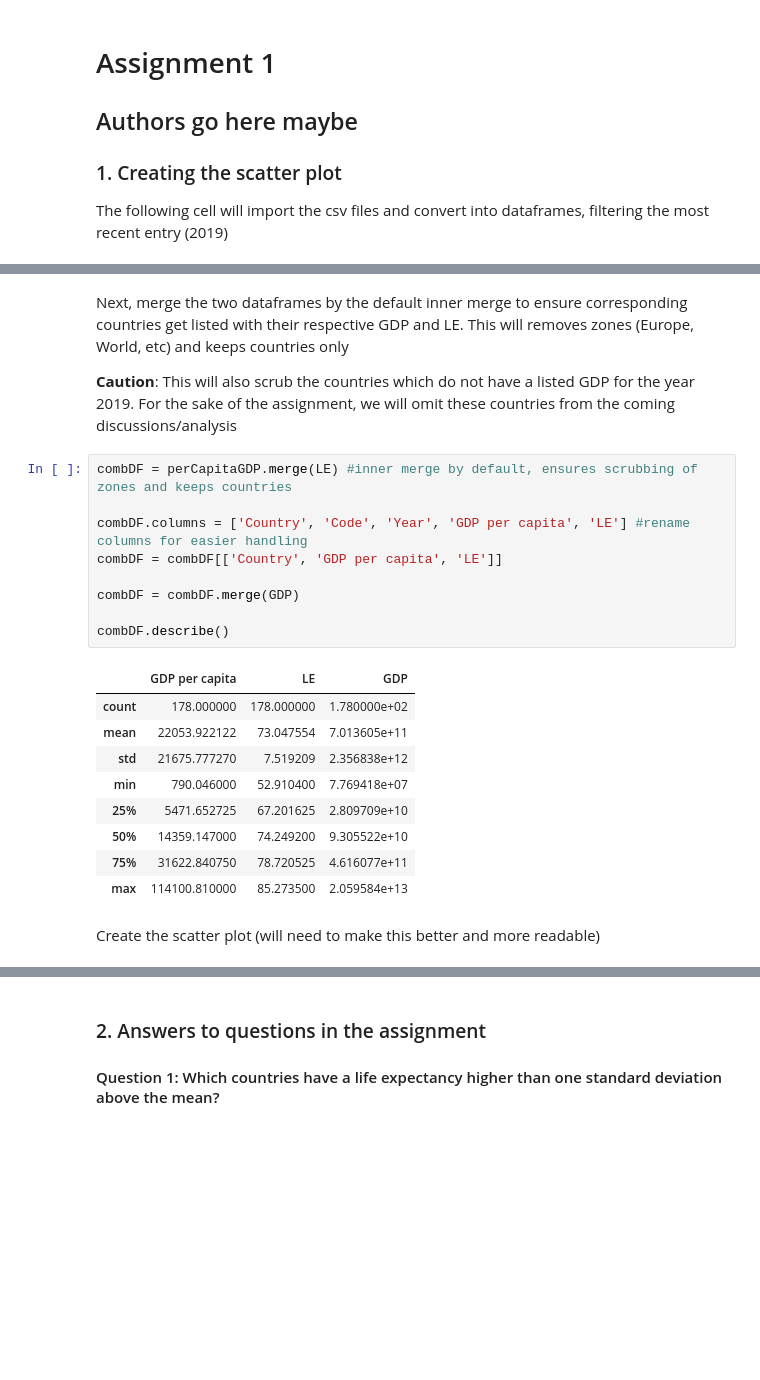
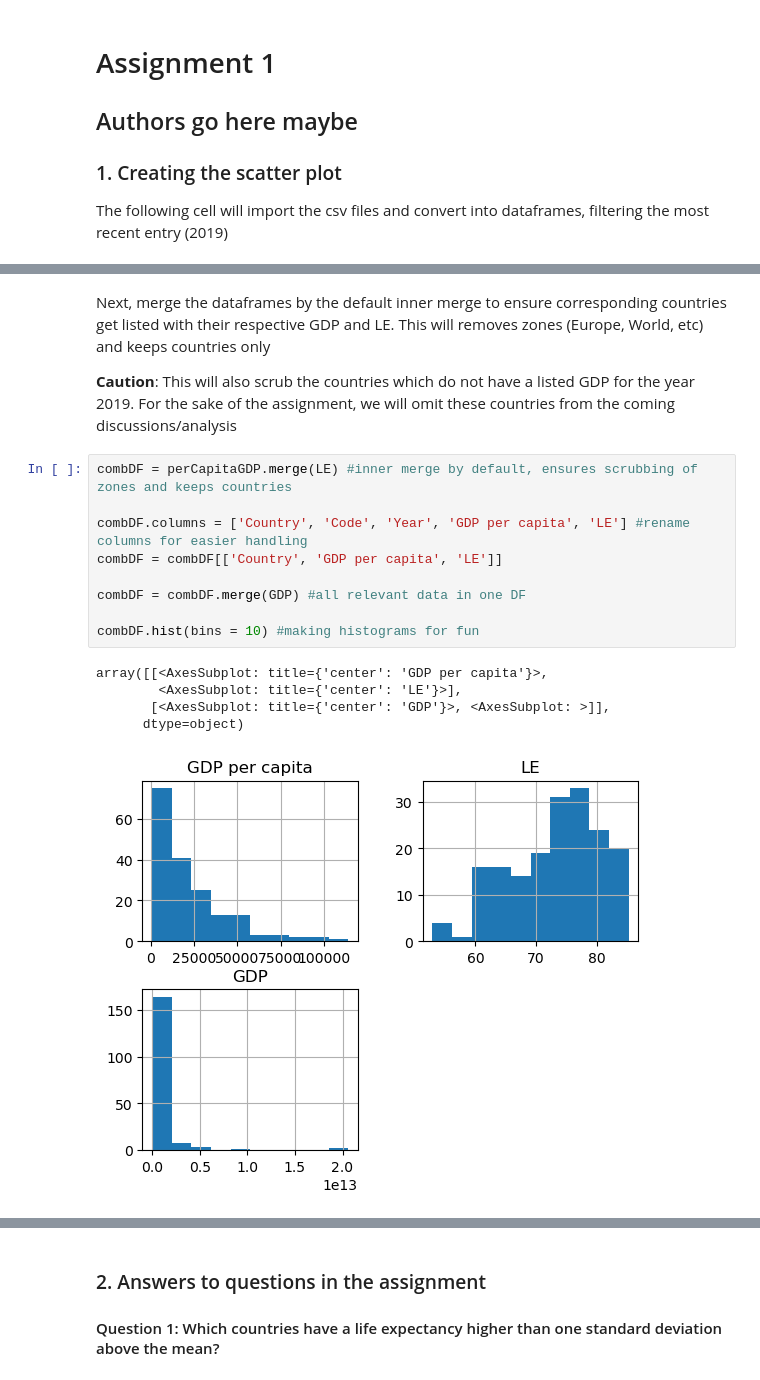
Before and after one commit to holmgren777/dat565_assignments, a Jupyter notebook: Assignment 1/assignment-1.ipynb, the cells around one changed output, grey strips where cells are left out. Cells and saved outputs as stored; diff of their text form; blank space fills up the shorter version.

Commit message:
Made plot and fixed some stuff

```diff
--- a/Assignment 1/assignment-1.ipynb
+++ b/Assignment 1/assignment-1.ipynb
@@ -26,26 +25,20 @@ GDP = GDP.rename(columns={'Entity' : 'Country','GDP (output, multiple price benc
 GDP = GDP[['Country', 'GDP']]
 # %% [markdown]
-Next, merge the two dataframes by the default inner merge to ensure corresponding countries get listed with their respective GDP and LE. This will removes zones (Europe, World, etc) and keeps countries only
+Next, merge the dataframes by the default inner merge to ensure corresponding countries get listed with their respective GDP and LE. This will removes zones (Europe, World, etc) and keeps countries only
 
 **Caution**: This will also scrub the countries which do not have a listed GDP for the year 2019. For the sake of the assignment, we will omit these countries from the coming discussions/analysis
 # %%
 combDF = perCapitaGDP.merge(LE) #inner merge by default, ensures scrubbing of zones and keeps countries
 
 combDF.columns = ['Country', 'Code', 'Year', 'GDP per capita', 'LE'] #rename columns for easier handling
 combDF = combDF[['Country', 'GDP per capita', 'LE']]
 
-combDF = combDF.merge(GDP)
+combDF = combDF.merge(GDP) #all relevant data in one DF
 
-combDF.describe()
+combDF.hist(bins = 10) #making histograms for fun
 # %% [output]
-|  | GDP per capita | LE | GDP |
-| count | 178.000000 | 178.000000 | 1.780000e+02 |
-| mean | 22053.922122 | 73.047554 | 7.013605e+11 |
-| std | 21675.777270 | 7.519209 | 2.356838e+12 |
-| min | 790.046000 | 52.910400 | 7.769418e+07 |
-| 25% | 5471.652725 | 67.201625 | 2.809709e+10 |
-| 50% | 14359.147000 | 74.249200 | 9.305522e+10 |
-| 75% | 31622.840750 | 78.720525 | 4.616077e+11 |
-| max | 114100.810000 | 85.273500 | 2.059584e+13 |
+array([[<AxesSubplot: title={'center': 'GDP per capita'}>,
+        <AxesSubplot: title={'center': 'LE'}>],
+       [<AxesSubplot: title={'center': 'GDP'}>, <AxesSubplot: >]],
+      dtype=object)
+[figure, added]
-# %% [markdown]
-Create the scatter plot (will need to make this better and more readable)
```
Also changed, not shown: parts of 8 cells of this notebook, 1 other file.
